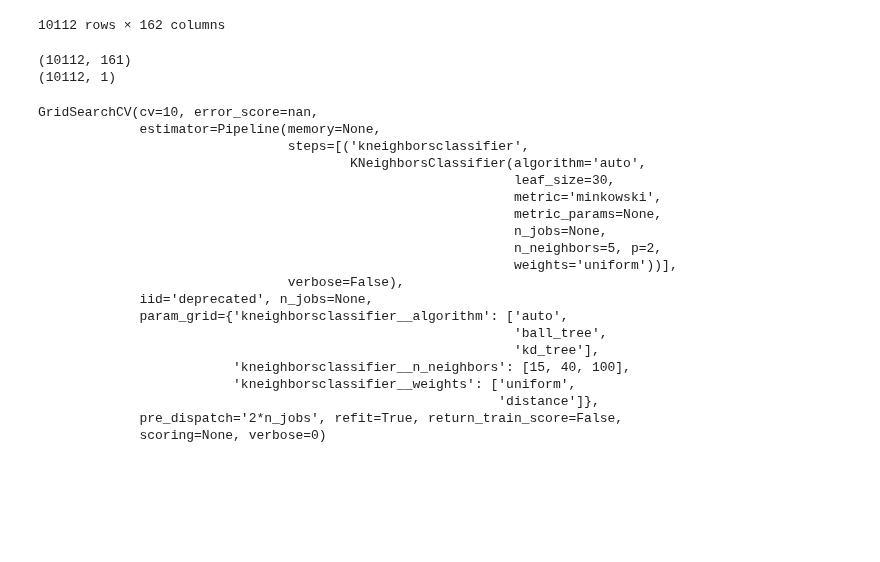
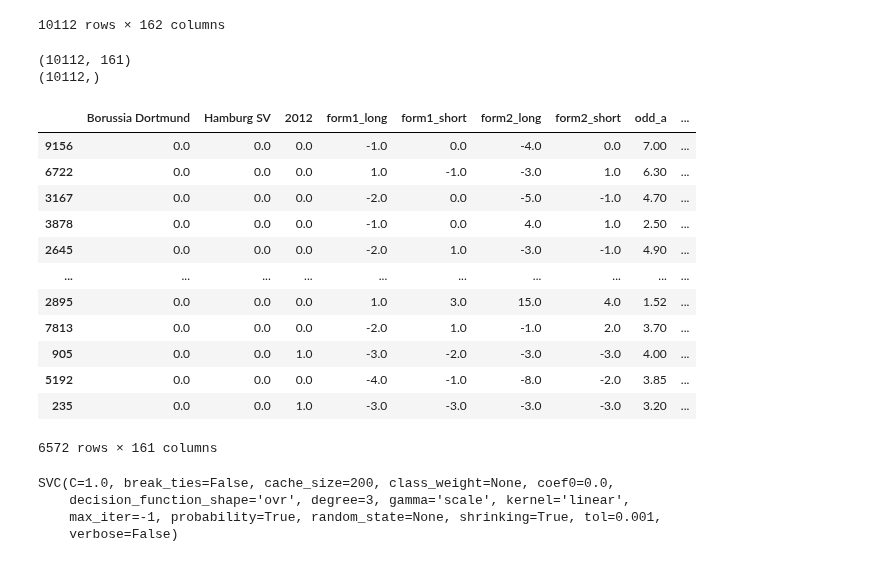
Before and after one commit to gmtorres/MIEIC_19_20_IART, a Jupyter notebook: Proj2/predict_winner.ipynb, the cells around one changed output. Drawn from its saved outputs; the diff is of its cells as text; code cells hidden in the pictures; blank space fills up the shorter version.

```diff
--- a/Proj2/predict_winner.ipynb
+++ b/Proj2/predict_winner.ipynb
@@ -164,13 +164,27 @@ data
 # %%
 X = data.iloc[:,1:]
 y = data.iloc[:,:1]
-#y = np.ravel(y)
+y = np.ravel(y)
 print(X.shape)
 print(y.shape)
 X_train, X_test, y_train, y_test = train_test_split(X, y, test_size=0.35, random_state=1)
+X_train
 # %% [output]
 (10112, 161)
-(10112, 1)
+(10112,)
+|  | Borussia Dortmund | Hamburg SV | 2012 | form1_long | form1_short | form2_long | form2_short | odd_a | ... |
+| 9156 | 0.0 | 0.0 | 0.0 | -1.0 | 0.0 | -4.0 | 0.0 | 7.00 | ... |
+| 6722 | 0.0 | 0.0 | 0.0 | 1.0 | -1.0 | -3.0 | 1.0 | 6.30 | ... |
+| 3167 | 0.0 | 0.0 | 0.0 | -2.0 | 0.0 | -5.0 | -1.0 | 4.70 | ... |
+| 3878 | 0.0 | 0.0 | 0.0 | -1.0 | 0.0 | 4.0 | 1.0 | 2.50 | ... |
+| 2645 | 0.0 | 0.0 | 0.0 | -2.0 | 1.0 | -3.0 | -1.0 | 4.90 | ... |
+| ... | ... | ... | ... | ... | ... | ... | ... | ... | ... |
+| 2895 | 0.0 | 0.0 | 0.0 | 1.0 | 3.0 | 15.0 | 4.0 | 1.52 | ... |
+| 7813 | 0.0 | 0.0 | 0.0 | -2.0 | 1.0 | -1.0 | 2.0 | 3.70 | ... |
+| 905 | 0.0 | 0.0 | 1.0 | -3.0 | -2.0 | -3.0 | -3.0 | 4.00 | ... |
+| 5192 | 0.0 | 0.0 | 0.0 | -4.0 | -1.0 | -8.0 | -2.0 | 3.85 | ... |
+| 235 | 0.0 | 0.0 | 1.0 | -3.0 | -3.0 | -3.0 | -3.0 | 3.20 | ... |
+6572 rows × 161 columns
 # %%
 X_train, X_test, y_train, y_test = train_test_split(X, y, test_size=0.3, random_state=123 , stratify=y )
 #y_test = y_test.ravel();
@@ -187,31 +201,15 @@ clf = GridSearchCV(pipeline, hyperparameters, cv=10)
 # %%
 #clf = RandomForestClassifier(n_estimators=200)
 #clf = MLPClassifier(solver='adam', alpha=1e-5, hidden_layer_sizes=(30,20,3), random_state=1 , max_iter = 1000)
-#clf = KNeighborsClassifier(n_neighbors=100, algorithm='auto');
+clf = KNeighborsClassifier(n_neighbors=100, algorithm='auto');
 #clf = RandomForestClassifier(n_estimators=400)
-#clf = svm.SVC(kernel='linear')
+clf = svm.SVC(kernel = 'linear',probability=True)
 clf.fit(X_train,y_train)
 # %% [output]
-GridSearchCV(cv=10, error_score=nan,
-             estimator=Pipeline(memory=None,
-                                steps=[('kneighborsclassifier',
-                                        KNeighborsClassifier(algorithm='auto',
-                                                             leaf_size=30,
-                                                             metric='minkowski',
-                                                             metric_params=None,
-                                                             n_jobs=None,
-                                                             n_neighbors=5, p=2,
-                                                             weights='uniform'))],
-                                verbose=False),
-             iid='deprecated', n_jobs=None,
-             param_grid={'kneighborsclassifier__algorithm': ['auto',
-                                                             'ball_tree',
-                                                             'kd_tree'],
-                         'kneighborsclassifier__n_neighbors': [15, 40, 100],
-                         'kneighborsclassifier__weights': ['uniform',
-                                                           'distance']},
-             pre_dispatch='2*n_jobs', refit=True, return_train_score=False,
-             scoring=None, verbose=0)
+SVC(C=1.0, break_ties=False, cache_size=200, class_weight=None, coef0=0.0,
+    decision_function_shape='ovr', degree=3, gamma='scale', kernel='linear',
+    max_iter=-1, probability=True, random_state=None, shrinking=True, tol=0.001,
+    verbose=False)
 # %%
 y_pred = clf.predict(X_test)
 
```
Also changed, not shown: parts of 10 cells of this notebook, 1 other file.
